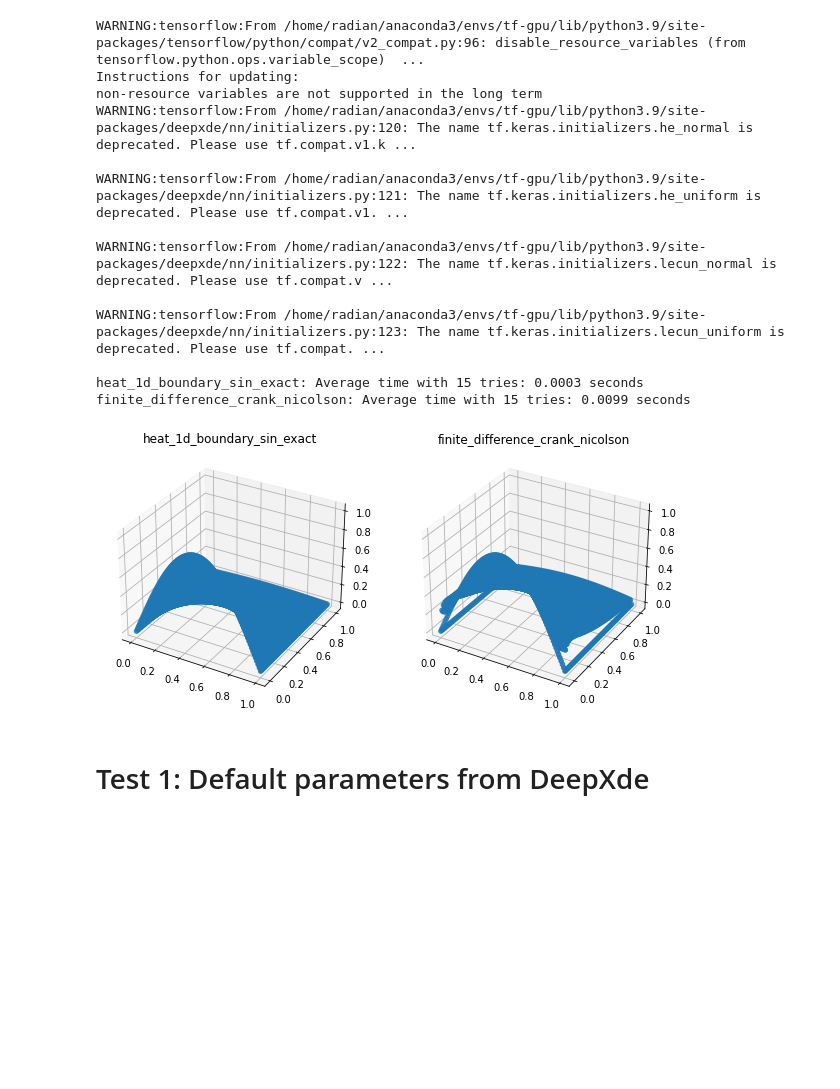
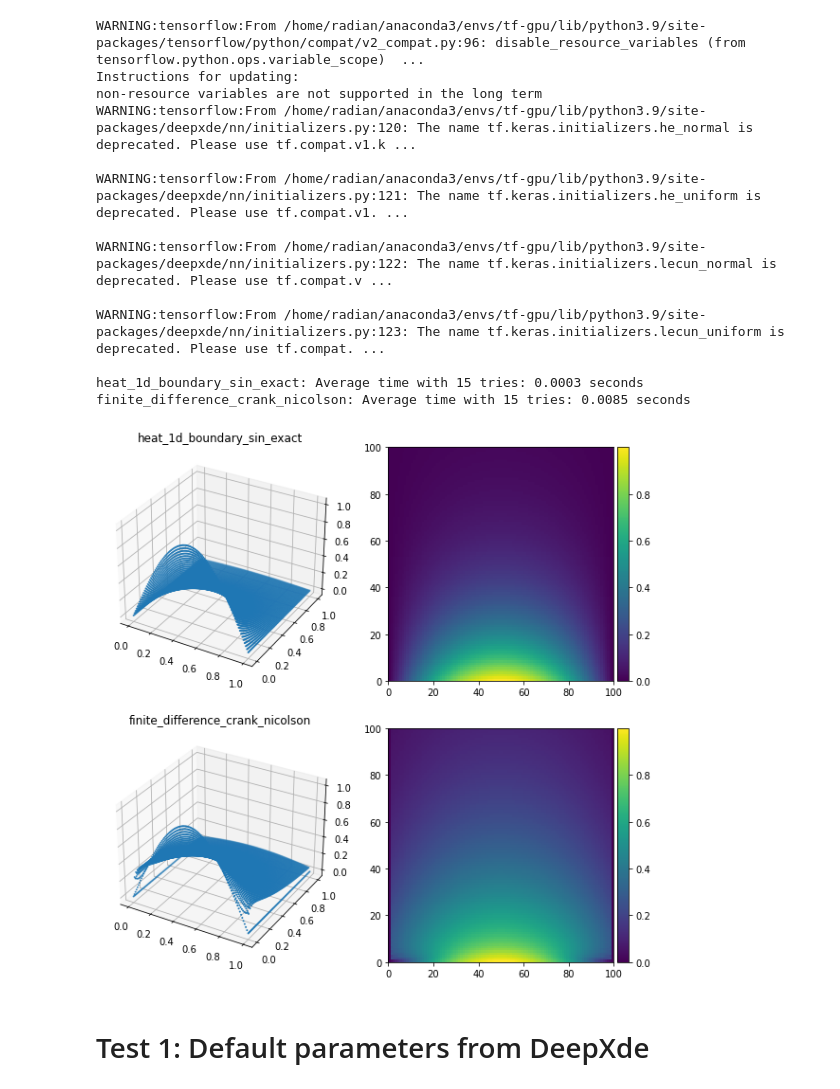
Before and after one commit to ykhas/2515_proj, a Jupyter notebook: heat_1d_bar_experiment.ipynb, the cells around one changed output. Saved outputs shown, nothing was run; the diff lists cells and outputs as text; code cells hidden in the pictures; blank space fills up the shorter version.

Commit message:
Newer plot for 1d heat ipynb

```diff
--- a/heat_1d_bar_experiment.ipynb
+++ b/heat_1d_bar_experiment.ipynb
@@ -101,18 +101,26 @@ def plot_train_data(geomtime_data):
 def plot_analytical_and_numerical(plotter, const_params: PinnConstParam):
     # I. Analytical test solution
         plotter.plot_2d_y(
-        const_params.X_test,
-        const_params.y_analytical,
-        const_params.analytical_function_name)
+            const_params.X_test,
+            const_params.y_analytical,
+            const_params.analytical_function_name)
+        plotter.plot_2d_colormesh(
+            const_params.y_analytical,
+            const_params.test_x_dim,
+            const_params.test_t_dim)
 
     # II. Numerical test solution
         plotter.plot_2d_y(
-        const_params.X_test,
-        const_params.y_numerical,
-        const_params.numerical_function_name)
+            const_params.X_test,
+            const_params.y_numerical,
+            const_params.numerical_function_name)
+        plotter.plot_2d_colormesh(
+            const_params.y_numerical,
+            const_params.test_x_dim,
+            const_params.test_t_dim)
 
 def predict_and_output_report(const_params: PinnConstParam, model, losshistory = None, train_state = None):
-    plotter = Plotter(1, 3)
+    plotter = Plotter(3, 2)
 
     plot_analytical_and_numerical(plotter, const_params)
 
@@ -122,6 +130,10 @@ def predict_and_output_report(const_params: PinnConstParam, model, losshistory =
     y_pred = ti.time_average(lambda : model.predict(const_params.X_test))
     print(function_name + ": "+ ti.str_average())
     plotter.plot_2d_y(const_params.X_test, y_pred, function_name)
+    plotter.plot_2d_colormesh(
+        y_pred,
+        const_params.test_x_dim,
+        const_params.test_t_dim)
 
     # Train loss, and Test data from PDE test data
     if losshistory and train_state:
@@ -161,7 +173,7 @@ X_test_num, const_params.y_numerical = ti.time_average(lambda : gen_data(
     }))
 print(const_params.numerical_function_name + ": "+ ti.str_average())
 
-plotter = Plotter(1, 2)
+plotter = Plotter(2, 2)
 plot_analytical_and_numerical(plotter, const_params)
 # %% [output]
 Using backend: tensorflow.compat.v1
@@ -170,17 +182,17 @@ Using backend: tensorflow.compat.v1
 WARNING:tensorflow:From /home/radian/anaconda3/envs/tf-gpu/lib/python3.9/site-packages/tensorflow/python/compat/v2_compat.py:96: disable_resource_variables (from tensorflow.python.ops.variable_scope)  ...
 Instructions for updating:
 non-resource variables are not supported in the long term
 WARNING:tensorflow:From /home/radian/anaconda3/envs/tf-gpu/lib/python3.9/site-packages/deepxde/nn/initializers.py:120: The name tf.keras.initializers.he_normal is deprecated. Please use tf.compat.v1.k ...
 
 WARNING:tensorflow:From /home/radian/anaconda3/envs/tf-gpu/lib/python3.9/site-packages/deepxde/nn/initializers.py:121: The name tf.keras.initializers.he_uniform is deprecated. Please use tf.compat.v1. ...
 
 WARNING:tensorflow:From /home/radian/anaconda3/envs/tf-gpu/lib/python3.9/site-packages/deepxde/nn/initializers.py:122: The name tf.keras.initializers.lecun_normal is deprecated. Please use tf.compat.v ...
 
 WARNING:tensorflow:From /home/radian/anaconda3/envs/tf-gpu/lib/python3.9/site-packages/deepxde/nn/initializers.py:123: The name tf.keras.initializers.lecun_uniform is deprecated. Please use tf.compat. ...
 
 heat_1d_boundary_sin_exact: Average time with 15 tries: 0.0003 seconds
-finite_difference_crank_nicolson: Average time with 15 tries: 0.0099 seconds
+finite_difference_crank_nicolson: Average time with 15 tries: 0.0085 seconds
-[figure, old version]
+[figure, new version]
 # %% [markdown]
 # Test 1: Default parameters from DeepXde
 # %%
```
Also changed, not shown: parts of 10 cells of this notebook.
